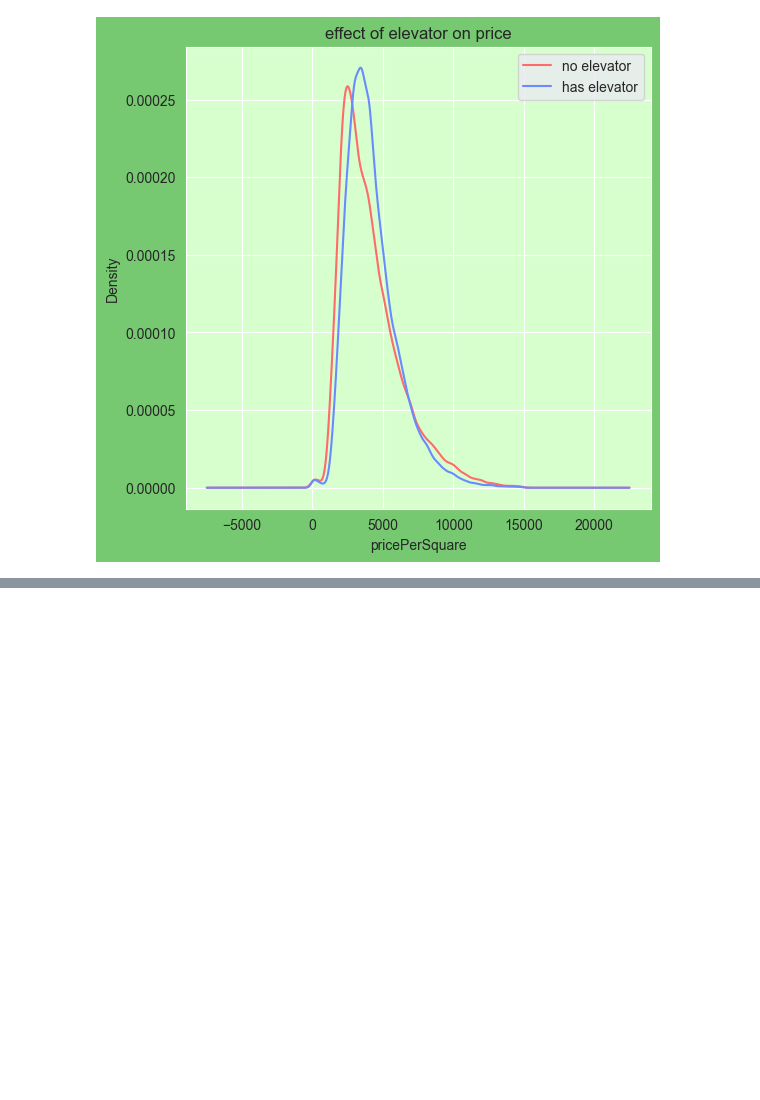
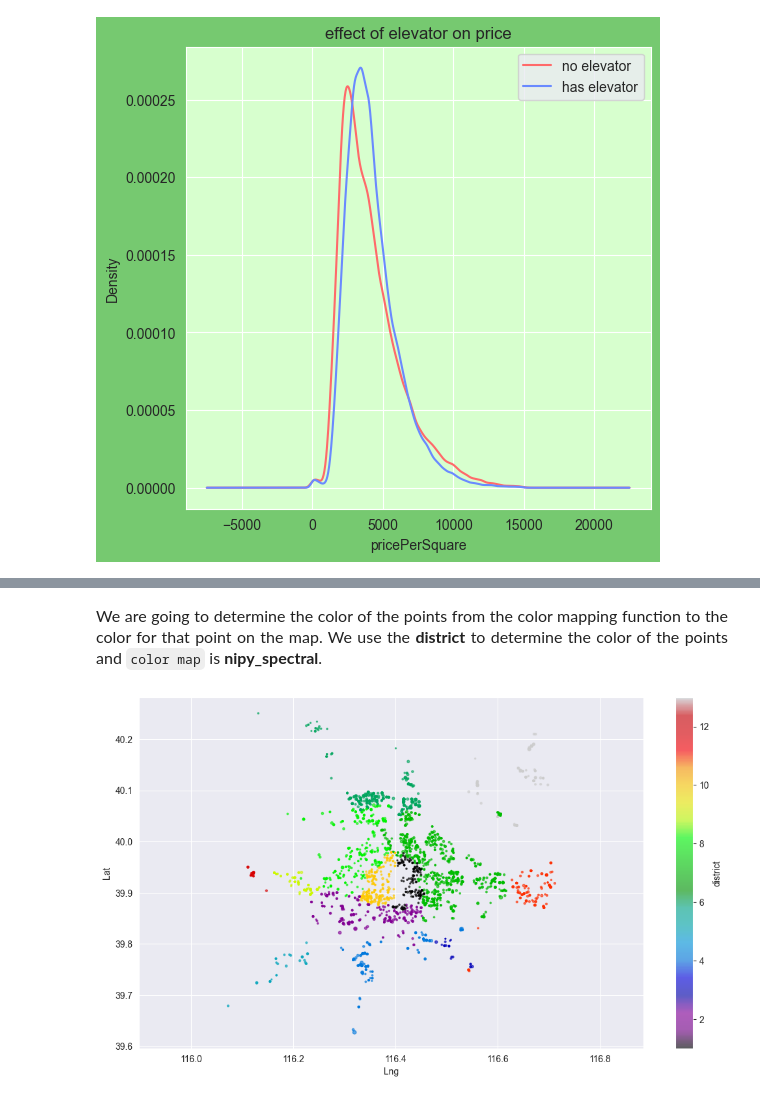
Before and after one commit to Estaheri7/Beijing-Housing-Analysis, a Jupyter notebook: src/housing_analysis.ipynb, the cells around one changed output, grey strips where cells are left out. Saved outputs shown, nothing was run; the diff lists cells and outputs as text; code cells hidden in the pictures; blank space fills up the shorter version.

Commit message:
add plot for housing map

```diff
--- a/src/housing_analysis.ipynb
+++ b/src/housing_analysis.ipynb
@@ -516,0 +563,15 @@ housing_PPS.to_csv('housing_extended.csv', encoding='gbk', index=False)
+# %% [markdown]
+<p dir=rtl style="direction: rtl;text-align: justify;line-height:200%;font-family:vazir;font-size:medium">
+<font face="vazir" size=3>
+We are going to determine the color of the points from the color mapping function to the color for that point on the map. We use the <b>district</b> to determine the color of the points and <code>color map</code> is <b>nipy_spectral</b>.
+</font>
+</p>
+# %%
+fig, axes = plt.subplots()
+fig.set_size_inches(12.5, 7)
+housing_sample.plot(x="Lng", y="Lat", kind="scatter", s=housing_sample["square"]/20,
+                    c="district", cmap=plt.get_cmap("nipy_spectral"), colorbar=True,
+                    alpha=0.6, ax=axes)
+axes.axis("equal")
+# %% [output]
+[figure, added]
```
Also changed, not shown: parts of 9 cells of this notebook.
